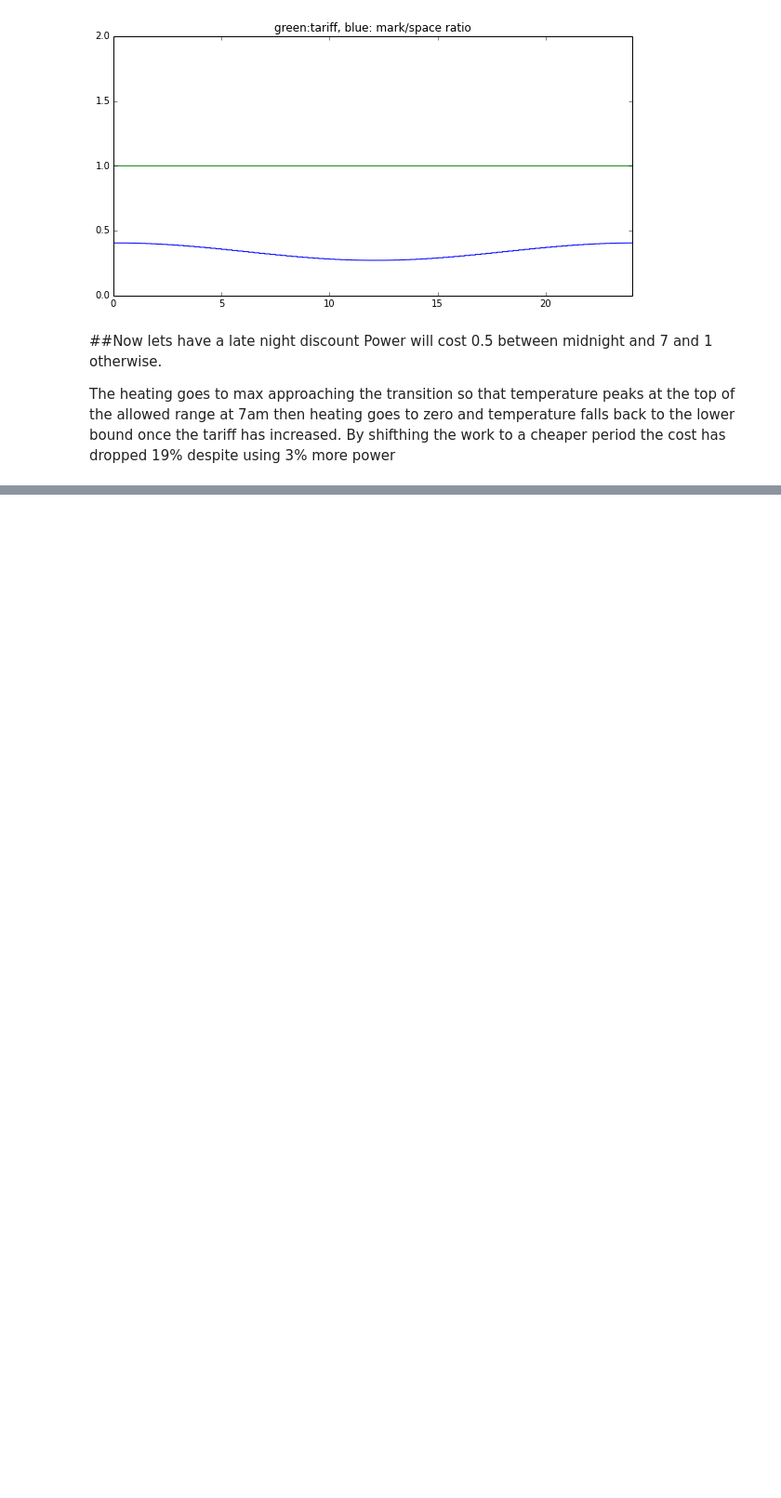
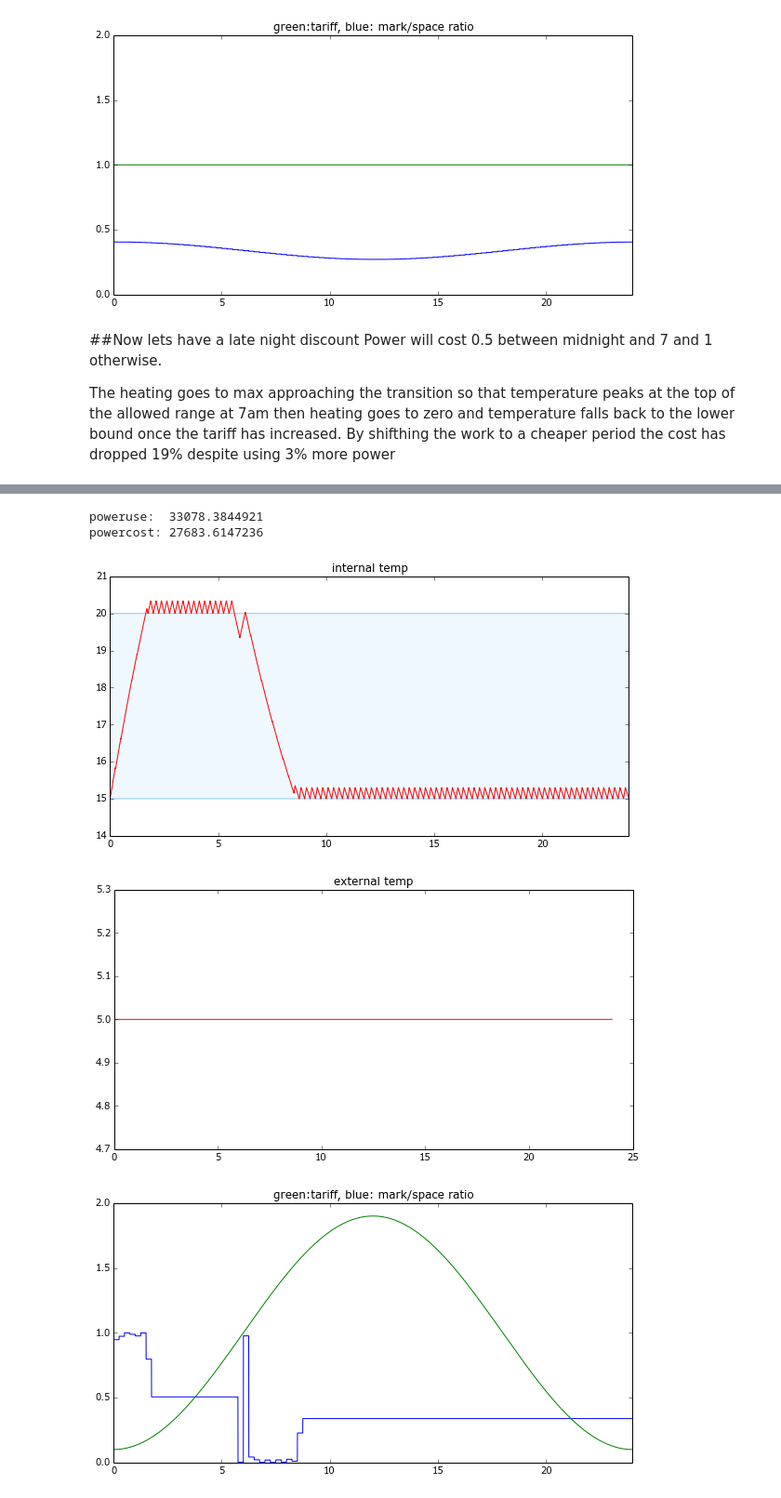
Before and after one commit to markm541374/tariffset, a Jupyter notebook: heating_demo.ipynb, the cells around one changed output, grey strips where cells are left out. Shown at 93% size. Saved outputs shown, nothing was run; the diff lists cells and outputs as text; code cells hidden in the pictures; blank space fills up the shorter version.

```diff
--- a/heating_demo.ipynb
+++ b/heating_demo.ipynb
@@ -81,0 +82,11 @@ powercost: 23738.3960686
+# %%
+def sine_cost(t):
+        return 1.-0.9*np.cos(np.pi*2*t/(60*60*24))
+
+ploth(h,sine_cost,flat_temp)
+# %% [output]
+poweruse:  33078.3844921
+powercost: 27683.6147236
+[figure, added]
+[figure, added]
+[figure, added]
```
Also changed, not shown: parts of 2 cells of this notebook, 1 other file.
